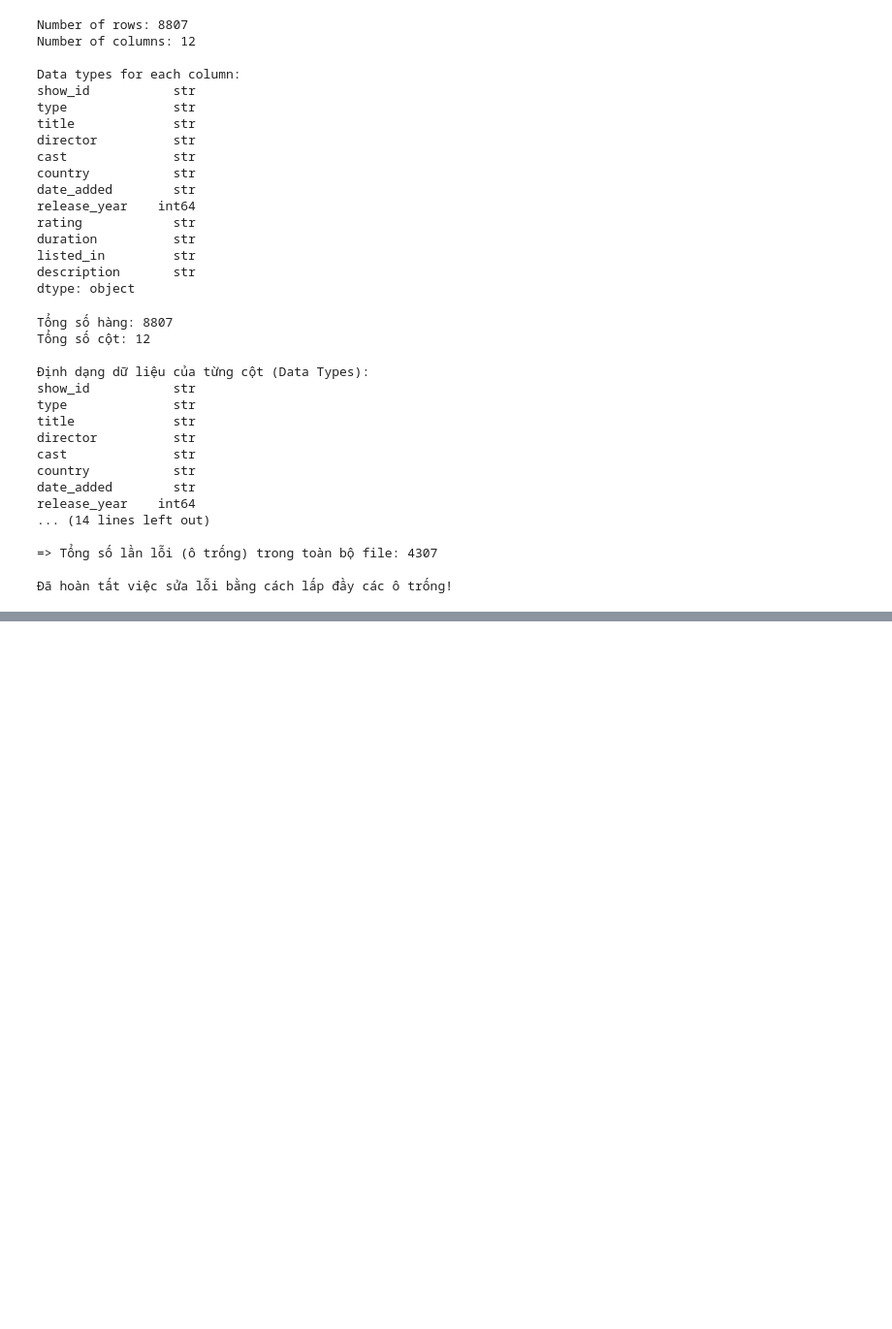
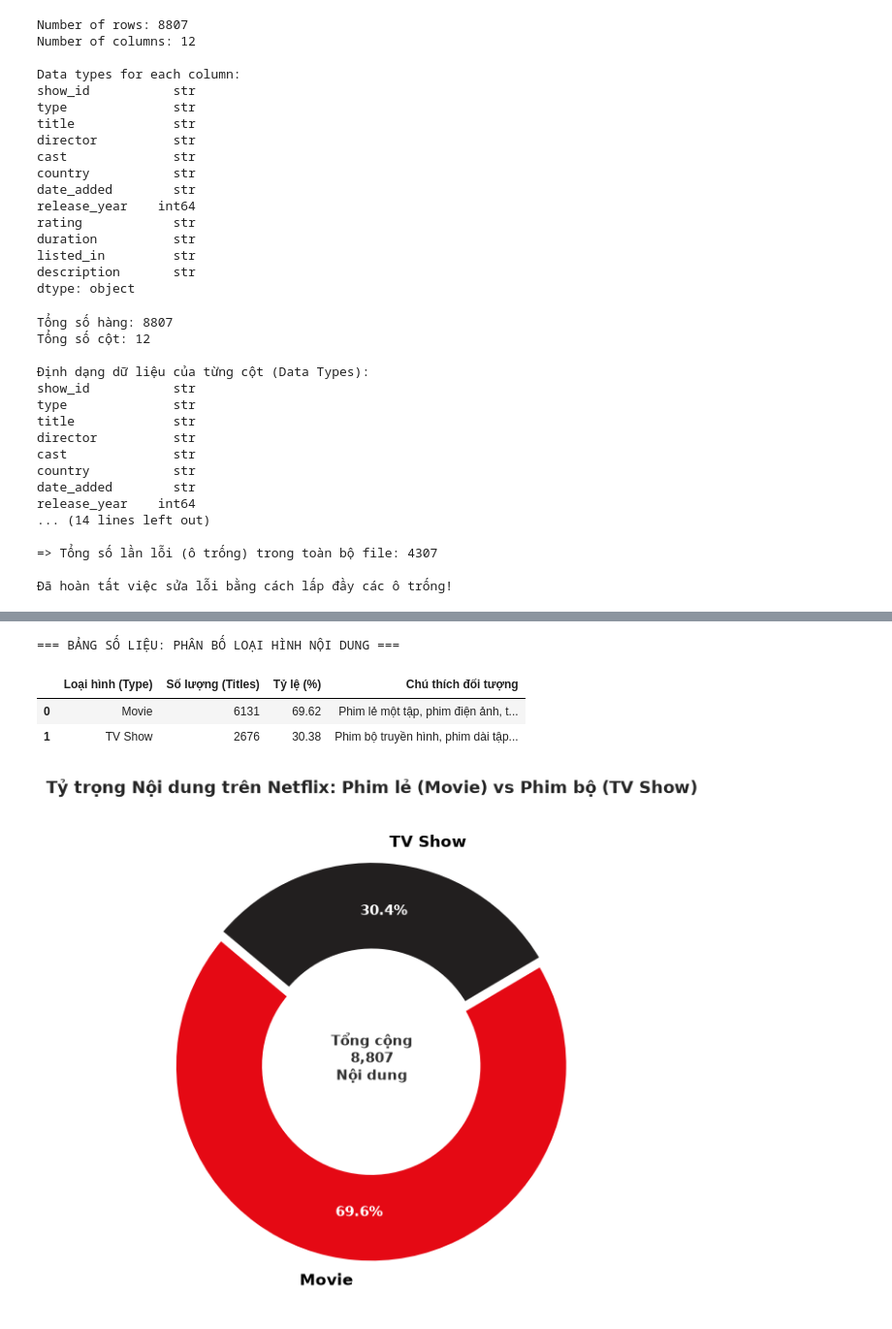
Before and after one commit to NguyenThienLuan-lang/module_4, a Jupyter notebook: Untitled.ipynb, the cells around one changed output, grey strips where cells are left out. Shown at 97% size. Saved outputs shown, nothing was run; the diff lists cells and outputs as text; code cells hidden in the pictures; blank space fills up the shorter version.

Commit message:
Cap nhat phan tich, truc quan hoa bieu do va tom tat so lieu Netflix

```diff
--- a/Untitled.ipynb
+++ b/Untitled.ipynb
@@ -85,0 +130,54 @@ release_year    int64
+# %%
+# 1. Bảng số liệu chi tiết
+type_counts = df_cleaned['type'].value_counts()
+total_records = len(df_cleaned)
+
+table_type = pd.DataFrame({
+    'Loại hình (Type)': type_counts.index,
+    'Số lượng (Titles)': type_counts.values,
+    'Tỷ lệ (%)': (type_counts.values / total_records * 100).round(2),
+    'Chú thích đối tượng': [
+        'Phim lẻ một tập, phim điện ảnh, tài liệu dài',
+        'Phim bộ truyền hình, phim dài tập (gồm 1 hoặc nhiều seasons)'
+    ]
+})
+
+print("=== BẢNG SỐ LIỆU: PHÂN BỐ LOẠI HÌNH NỘI DUNG ===")
+display(table_type)
+
+# Biểu diễn bằng BIỂU ĐỒ TRÒN (DONUT CHART)
+fig, ax = plt.subplots(figsize=(7, 6))
+colors = ['#E50914', '#221F1F']
+explode = (0.04, 0)
+
+wedges, texts, autotexts = ax.pie(
+    type_counts.values,
+    labels=type_counts.index,
+    autopct='%1.1f%%',
+    pctdistance=0.75,
+    startangle=140,
+    colors=colors,
+    explode=explode,
+    textprops=dict(color='black', fontsize=12, fontweight='bold'),
+    wedgeprops=dict(width=0.45, edgecolor='white', linewidth=2)
+)
+
+for at in autotexts:
+    at.set_color('white')
+    at.set_fontsize(11)
+    at.set_weight('bold')
+
+ax.set_title('Tỷ trọng Nội dung trên Netflix: Phim lẻ (Movie) vs Phim bộ (TV Show)',
+             fontsize=13, fontweight='bold', pad=15)
+
+centre_text = f"Tổng cộng\n{total_records:,}\nNội dung"
+ax.text(0, 0, centre_text, ha='center', va='center', fontsize=11, fontweight='bold', color='#333333')
+
+plt.tight_layout()
+plt.show()
+# %% [output]
+=== BẢNG SỐ LIỆU: PHÂN BỐ LOẠI HÌNH NỘI DUNG ===
+|  | Loại hình (Type) | Số lượng (Titles) | Tỷ lệ (%) | Chú thích đối tượng |
+| 0 | Movie | 6131 | 69.62 | Phim lẻ một tập, phim điện ảnh, t... |
+| 1 | TV Show | 2676 | 30.38 | Phim bộ truyền hình, phim dài tập... |
+[figure, added]
```
Also changed, not shown: parts of 12 cells of this notebook.
